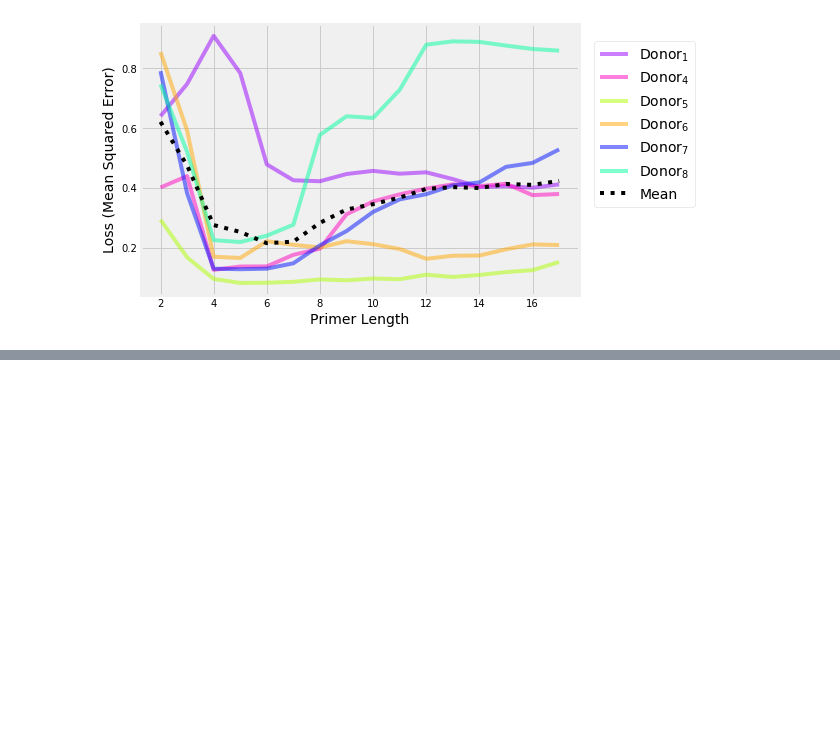
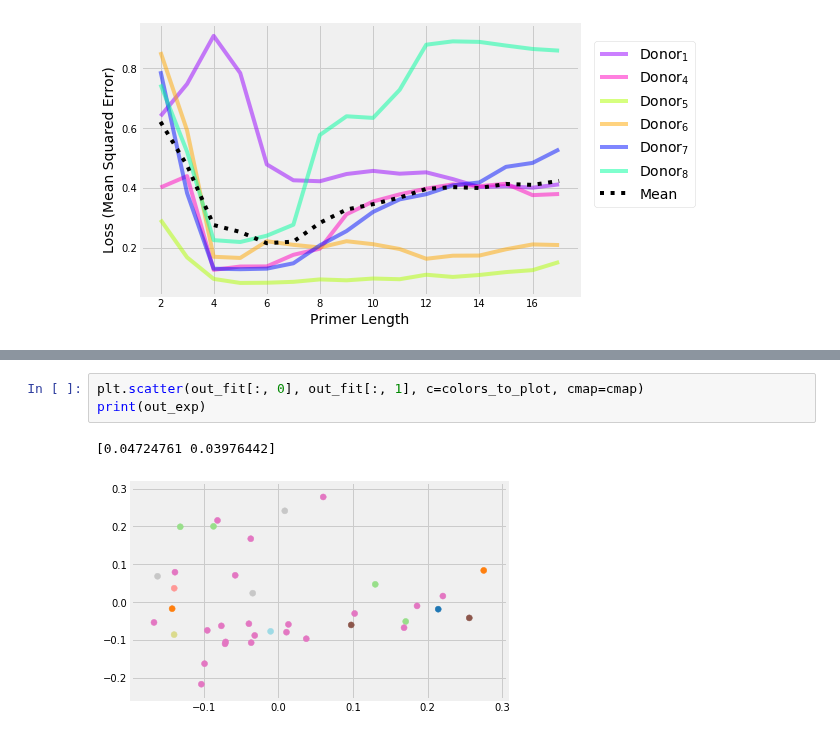
Before and after one commit to michaelwiest/microbiome-rnn, a Jupyter notebook: notebooks/Model Evaluator.ipynb, the cells around one changed output, grey strips where cells are left out. Drawn from its saved outputs; the diff is of its cells as text; blank space fills up the shorter version.

```diff
--- a/notebooks/Model Evaluator.ipynb
+++ b/notebooks/Model Evaluator.ipynb
@@ -527,0 +551,6 @@ torch.cuda.device_count()
+# %%
+plt.scatter(out_fit[:, 0], out_fit[:, 1], c=colors_to_plot, cmap=cmap)
+print(out_exp)
+# %% [output]
+[0.04724761 0.03976442]
+[figure, added]
```
Also changed, not shown: parts of 6 cells of this notebook.
